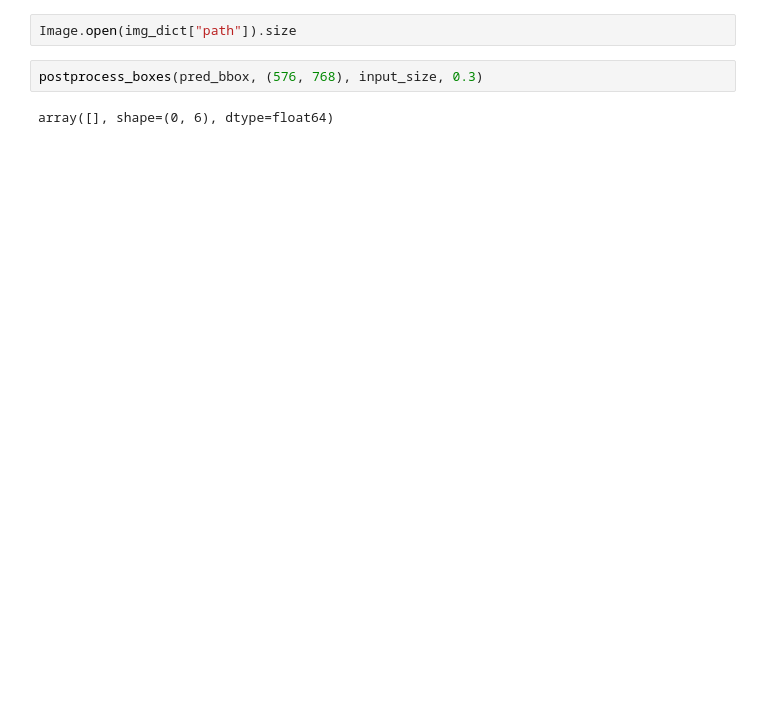
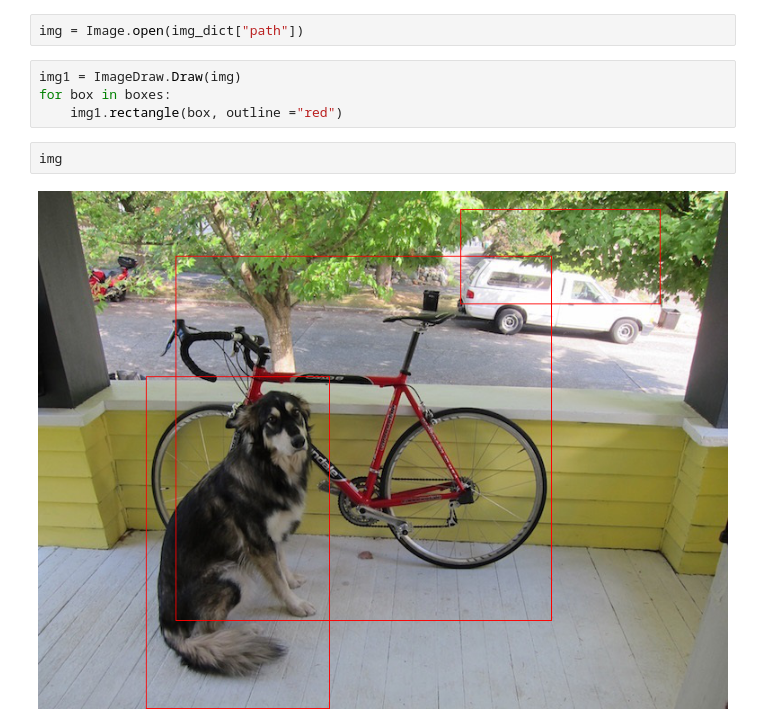
Before and after one commit to ktuna26/PyACL-Samples, a Jupyter notebook: acl_dvpp_yolov3/InferObjectDetection.ipynb, the cells around one changed output. Cells and saved outputs as stored; diff of their text form; blank space fills up the shorter version.

```diff
--- a/acl_dvpp_yolov3/InferObjectDetection.ipynb
+++ b/acl_dvpp_yolov3/InferObjectDetection.ipynb
@@ -82,6 +115,10 @@ infer_output_size 2758080
 # %%
-Image.open(img_dict["path"]).size
+img = Image.open(img_dict["path"])
-# %%
-postprocess_boxes(pred_bbox, (576, 768), input_size, 0.3)
-# %% [output]
-array([], shape=(0, 6), dtype=float64)
+# %%
+img1 = ImageDraw.Draw(img)
+for box in boxes:
+    img1.rectangle(box, outline ="red")
+# %%
+img
+# %% [output]
+[figure, added]
```
Also changed, not shown: parts of 12 cells of this notebook, 4 other files.
